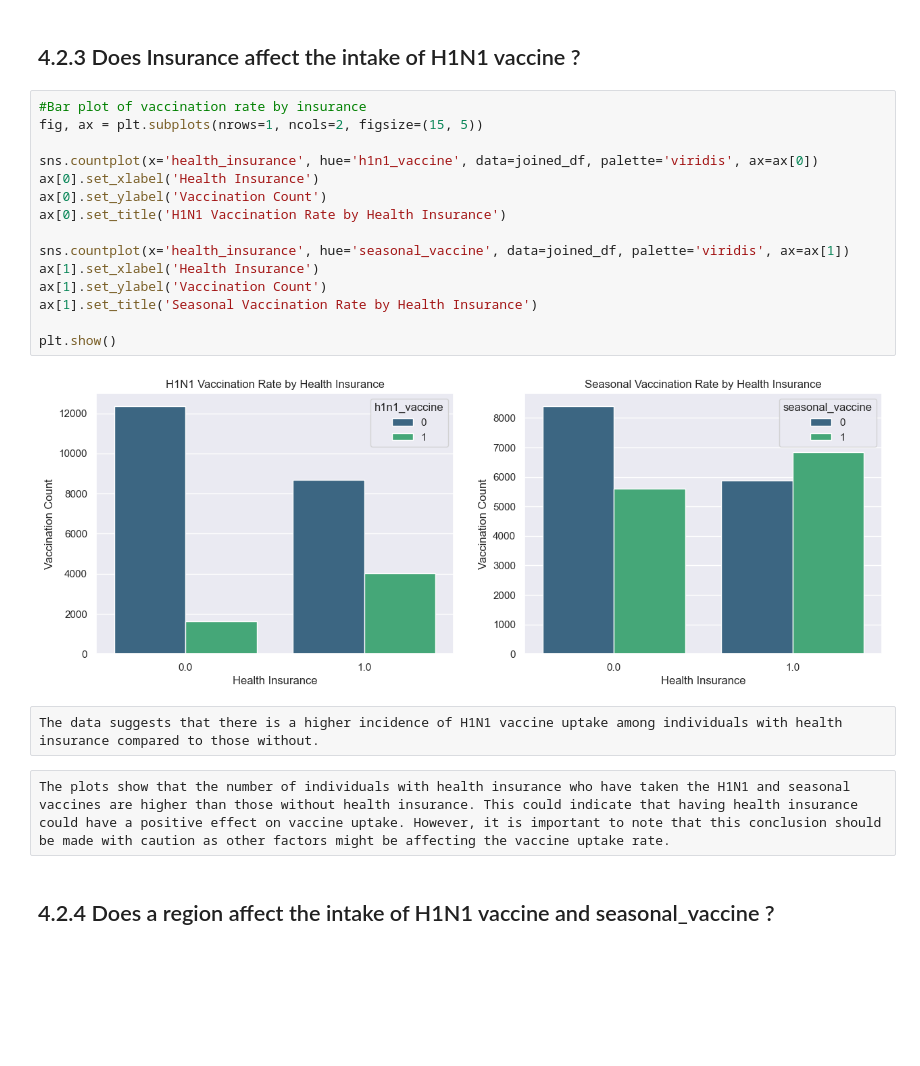
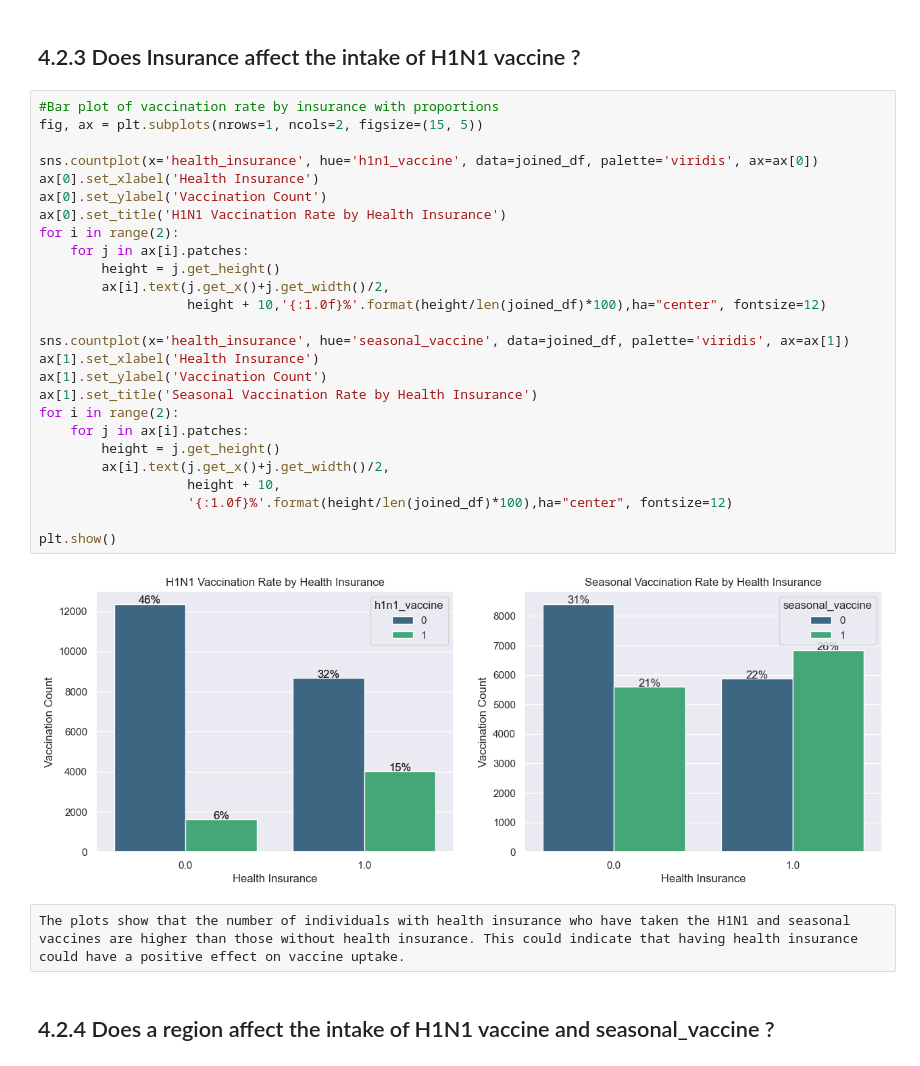
Before and after one commit to BrianKip035/Phase3-project, a Jupyter notebook: uiytrf.ipynb, the cells around one changed output. Drawn from its saved outputs; the diff is of its cells as text; blank space fills up the shorter version.

```diff
--- a/index.ipynb
+++ b/uiytrf.ipynb
@@ -684,26 +674,35 @@ Individuals with higher levels of education appear to have higher rates of vacci
 # %% [markdown]
 ## 4.2.3 Does Insurance  affect the intake of H1N1 vaccine ?
 # %%
-#Bar plot of vaccination rate by insurance
+#Bar plot of vaccination rate by insurance with proportions
 fig, ax = plt.subplots(nrows=1, ncols=2, figsize=(15, 5))
 
 sns.countplot(x='health_insurance', hue='h1n1_vaccine', data=joined_df, palette='viridis', ax=ax[0])
 ax[0].set_xlabel('Health Insurance')
 ax[0].set_ylabel('Vaccination Count')
 ax[0].set_title('H1N1 Vaccination Rate by Health Insurance')
+for i in range(2):
+    for j in ax[i].patches:
+        height = j.get_height()
+        ax[i].text(j.get_x()+j.get_width()/2,
+                   height + 10,'{:1.0f}%'.format(height/len(joined_df)*100),ha="center", fontsize=12)
 
 sns.countplot(x='health_insurance', hue='seasonal_vaccine', data=joined_df, palette='viridis', ax=ax[1])
 ax[1].set_xlabel('Health Insurance')
 ax[1].set_ylabel('Vaccination Count')
 ax[1].set_title('Seasonal Vaccination Rate by Health Insurance')
+for i in range(2):
+    for j in ax[i].patches:
+        height = j.get_height()
+        ax[i].text(j.get_x()+j.get_width()/2,
+                   height + 10,
+                   '{:1.0f}%'.format(height/len(joined_df)*100),ha="center", fontsize=12)
 
 plt.show()
 # %% [output]
-[figure, old version]
+[figure, new version]
-# %% [raw]
-The data suggests that there is a higher incidence of H1N1 vaccine uptake among individuals with health insurance compared to those without.
 # %% [raw]
-The plots show that the number of individuals with health insurance who have taken the H1N1 and seasonal vaccines are higher than those without health insurance. This could indicate that having health insurance could have a positive effect on vaccine uptake. However, it is important to note that this conclusion should be made with caution as other factors might be affecting the vaccine uptake rate.
+The plots show that the number of individuals with health insurance who have taken the H1N1 and seasonal vaccines are higher than those without health insurance. This could indicate that having health insurance could have a positive effect on vaccine uptake.
 # %% [markdown]
 ## 4.2.4 Does a region  affect the intake of H1N1 vaccine and seasonal_vaccine ?
 # %%
```
Also changed, not shown: parts of 30 cells of this notebook, 1 other file.
